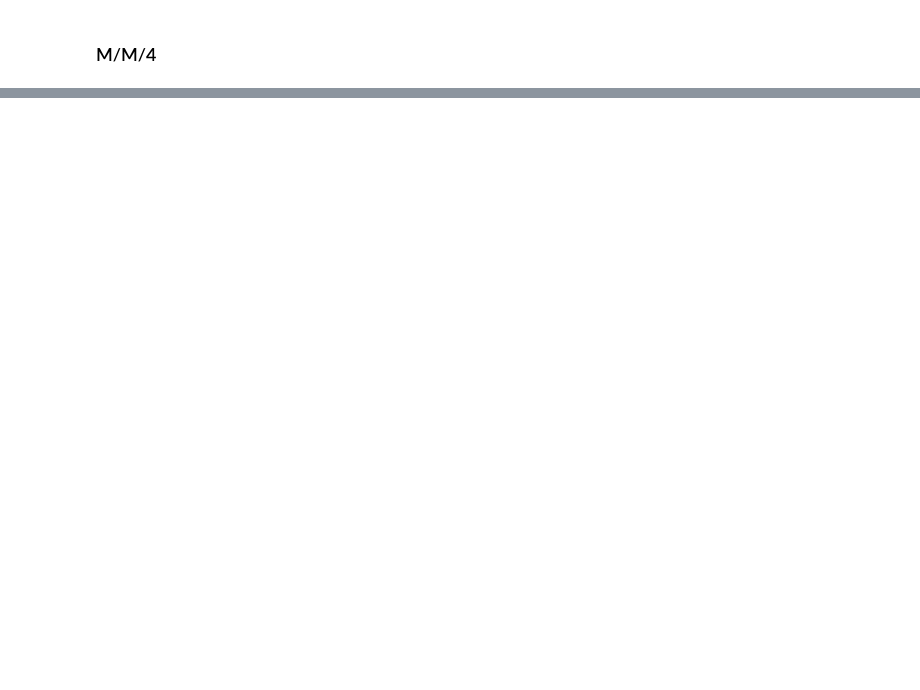
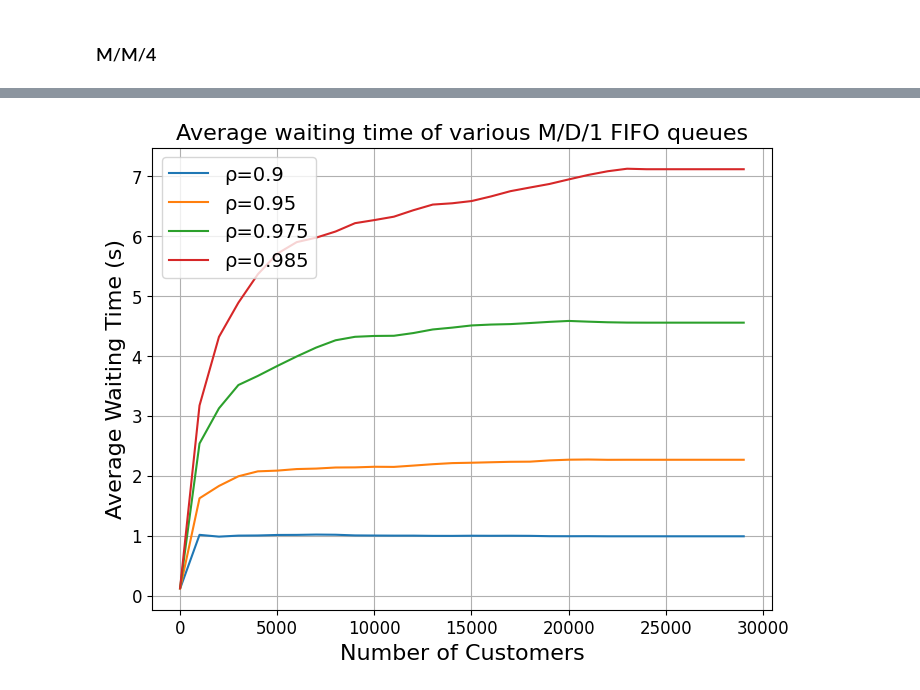
Before and after one commit to LodeVermeulen/stochastic-simulation, a Jupyter notebook: Homework 2/HW2.ipynb, the cells around one changed output, grey strips where cells are left out. Drawn from its saved outputs; the diff is of its cells as text; code cells hidden in the pictures; blank space fills up the shorter version.

```diff
--- a/Homework 2/HW2.ipynb
+++ b/Homework 2/HW2.ipynb
@@ -353,0 +473,12 @@ plot_comparison_by_servers_for_load_factor(
+# %%
+# Run simulations for each server configuration
+results = {}
+for servers in server_configs:
+    # Calculate arrival rate (λ = ρ * n * μ)
+    arrival_rate = load_factor * servers * service_rate
+    mean_wait, std_wait = run_single_simulation(
+        servers, arrival_rate, service_rate, simulation_time, runs, short_job_priority=True
+    )
+    results[servers] = {"Mean Wait Time": mean_wait, "Std Dev": std_wait}
+
+statistical_comparison_servers(load_factor, results, runs)
@@ -353,0 +496,68 @@ plot_comparison_by_servers_for_load_factor(
+# %%
+def service_time_generator_deterministic(service_rate: float) -> float:
+    """Generate deterministic service times.
+
+    Specifically, returns one divided by the parameter 'service rate' = μ.
+
+    Args:
+        service_rate: The service rate or capacity of each server (μ).
+
+    Returns:
+        Deterministic number calculated with the service rate.
+    """
+    return 1 / service_rate
+
+
+def deterministic_client_process(
+    env: simpy.Environment,
+    resources: simpy.Resource,
+    service_rate: float,
+    wait_records: List[float],
+) -> Generator[simpy.events.Event, None, None]:
+    """Simulates a single client's process through the queue system, including waiting and service times.
+
+    Specifically, simulates it with a service time that is deterministic (=constant).
+
+    Args:
+        env: The SimPy environment managing simulation time.
+        resources: The shared resource (e.g., servers) being accessed by the client.
+        service_rate: The service rate or capacity of each server (μ).
+        wait_records: A list to record the wait times of clients.
+
+    Yields:
+        Events representing the client's waiting and service times.
+    """
+    arrival_time = env.now
+    with resources.request() as request:
+        # Wait for resource availability
+        yield request
+
+        # Record the wait time
+        wait_time = env.now - arrival_time
+        wait_records.append(wait_time)
+
+        # Simulate service time
+        yield env.timeout(
+            service_time_generator_deterministic(service_rate)
+        )
+
+
+# Run simulations
+results_df_md1 = run_simulations(
+    load_factors,
+    runs_per_config,
+    servers_count,
+    service_rate,
+    simulation_time,
+    client_process=deterministic_client_process,
+)
+
+# Save the results to a CSV
+results_df_md1.to_csv("sim_md1.csv", index=False)
+
+# Plot the results
+plot_simulations(
+    results_df_md1, load_factors, plot_title="Average waiting time of various M/D/1 FIFO queues"
+)
+# %% [output]
+[figure, added]
```
Also changed, not shown: parts of 29 cells of this notebook, 5 other files.
